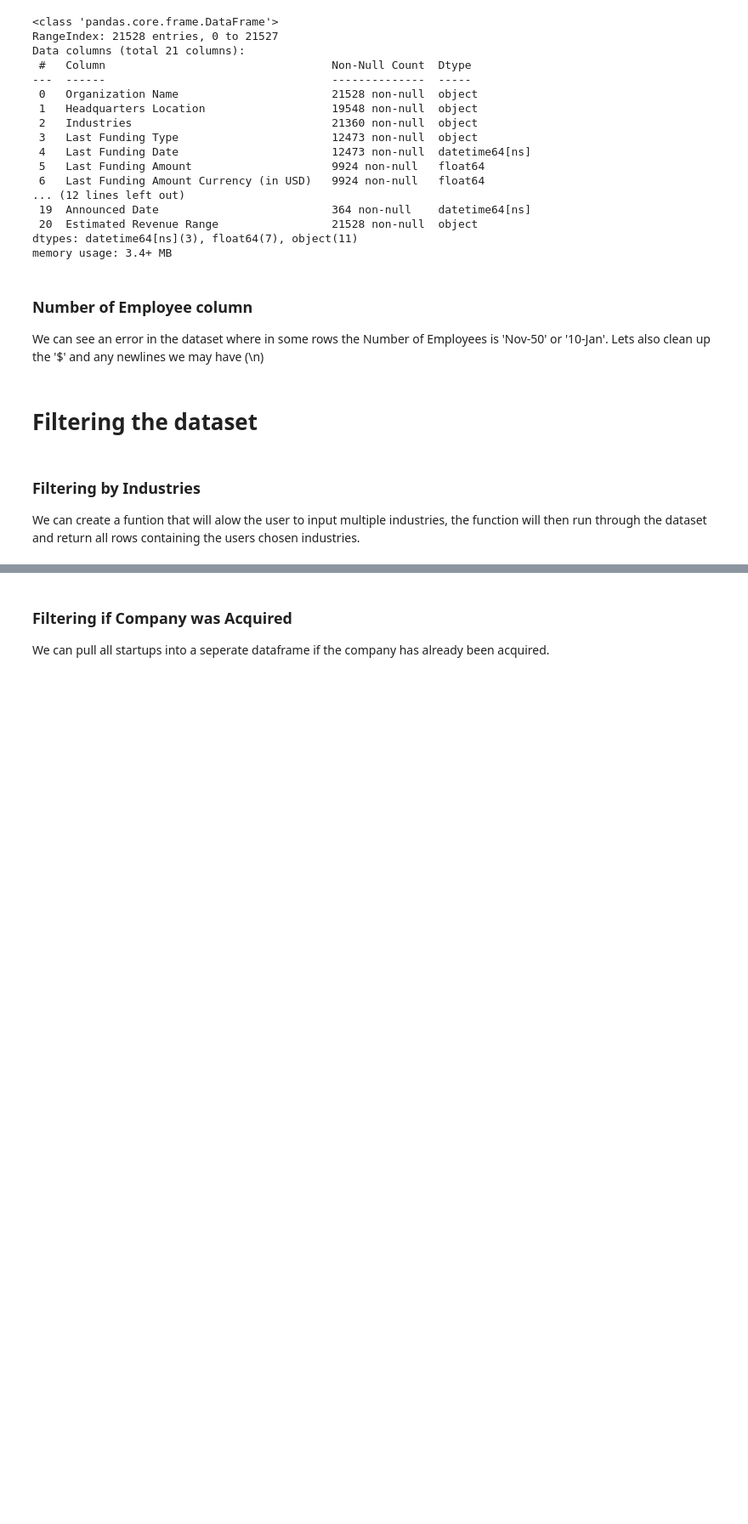
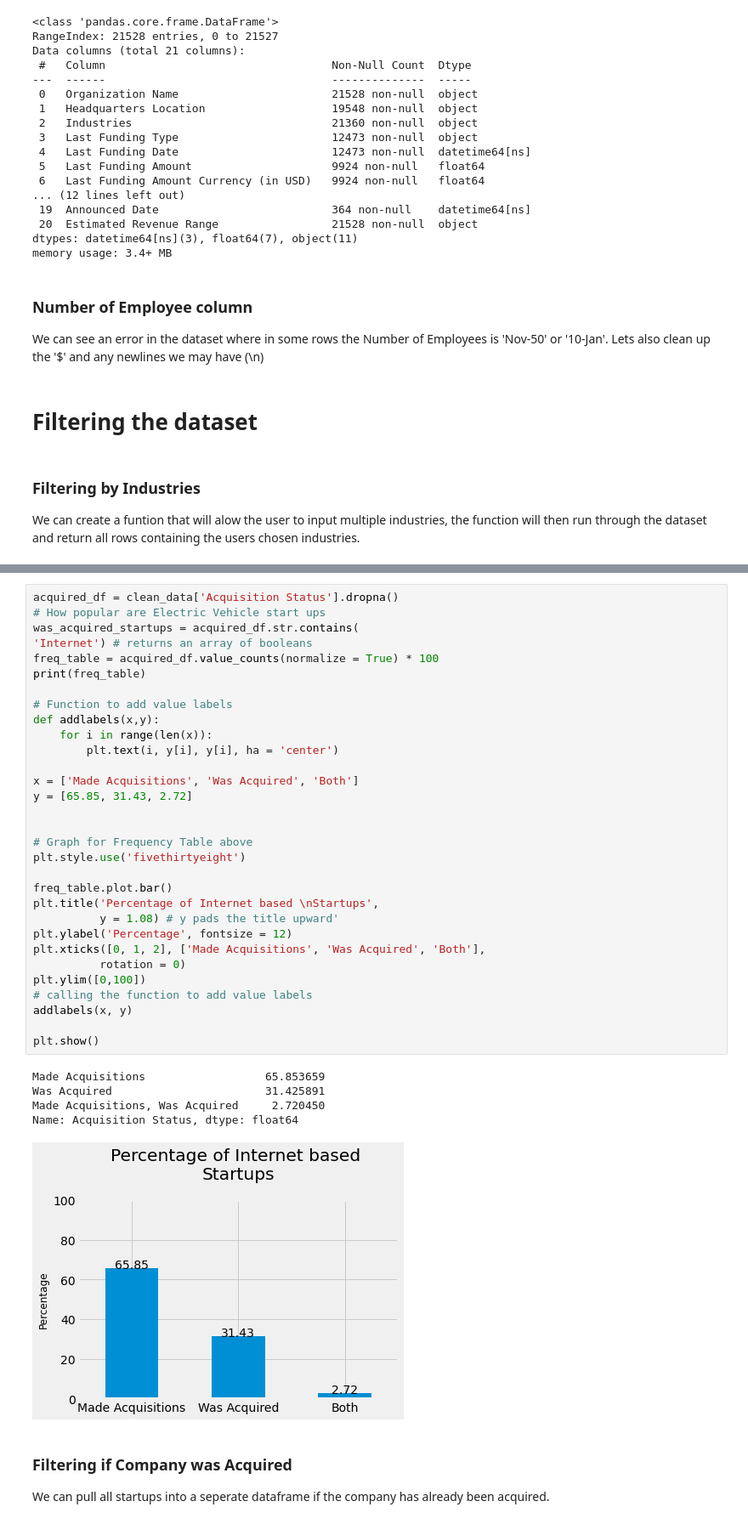
Before and after one commit to Smalik182/Venture_Capital_StartUp_Analysis, a Jupyter notebook: Untitled.ipynb, the cells around one changed output, grey strips where cells are left out. Shown at 85% size. Cells and saved outputs as stored; diff of their text form; blank space fills up the shorter version.

```diff
--- a/Untitled.ipynb
+++ b/Untitled.ipynb
@@ -160,3 +194,40 @@ Internet
+# %%
+acquired_df = clean_data['Acquisition Status'].dropna()
+# How popular are Electric Vehicle start ups
+was_acquired_startups = acquired_df.str.contains(
+'Internet') # returns an array of booleans
+freq_table = acquired_df.value_counts(normalize = True) * 100
+print(freq_table)
+
+# Function to add value labels
+def addlabels(x,y):
+    for i in range(len(x)):
+        plt.text(i, y[i], y[i], ha = 'center')
+
+x = ['Made Acquisitions', 'Was Acquired', 'Both']
+y = [65.85, 31.43, 2.72]
+
+
+# Graph for Frequency Table above
+plt.style.use('fivethirtyeight')
+
+freq_table.plot.bar()
+plt.title('Percentage of Internet based \nStartups',
+          y = 1.08) # y pads the title upward'
+plt.ylabel('Percentage', fontsize = 12)
+plt.xticks([0, 1, 2], ['Made Acquisitions', 'Was Acquired', 'Both'],
+          rotation = 0)
+plt.ylim([0,100])
+# calling the function to add value labels
+addlabels(x, y)
+
+plt.show()
+# %% [output]
+Made Acquisitions                  65.853659
+Was Acquired                       31.425891
+Made Acquisitions, Was Acquired     2.720450
+Name: Acquisition Status, dtype: float64
+[figure, added]
 # %% [markdown]
 ### Filtering if Company was Acquired
 
```
Also changed, not shown: parts of 9 cells of this notebook.
